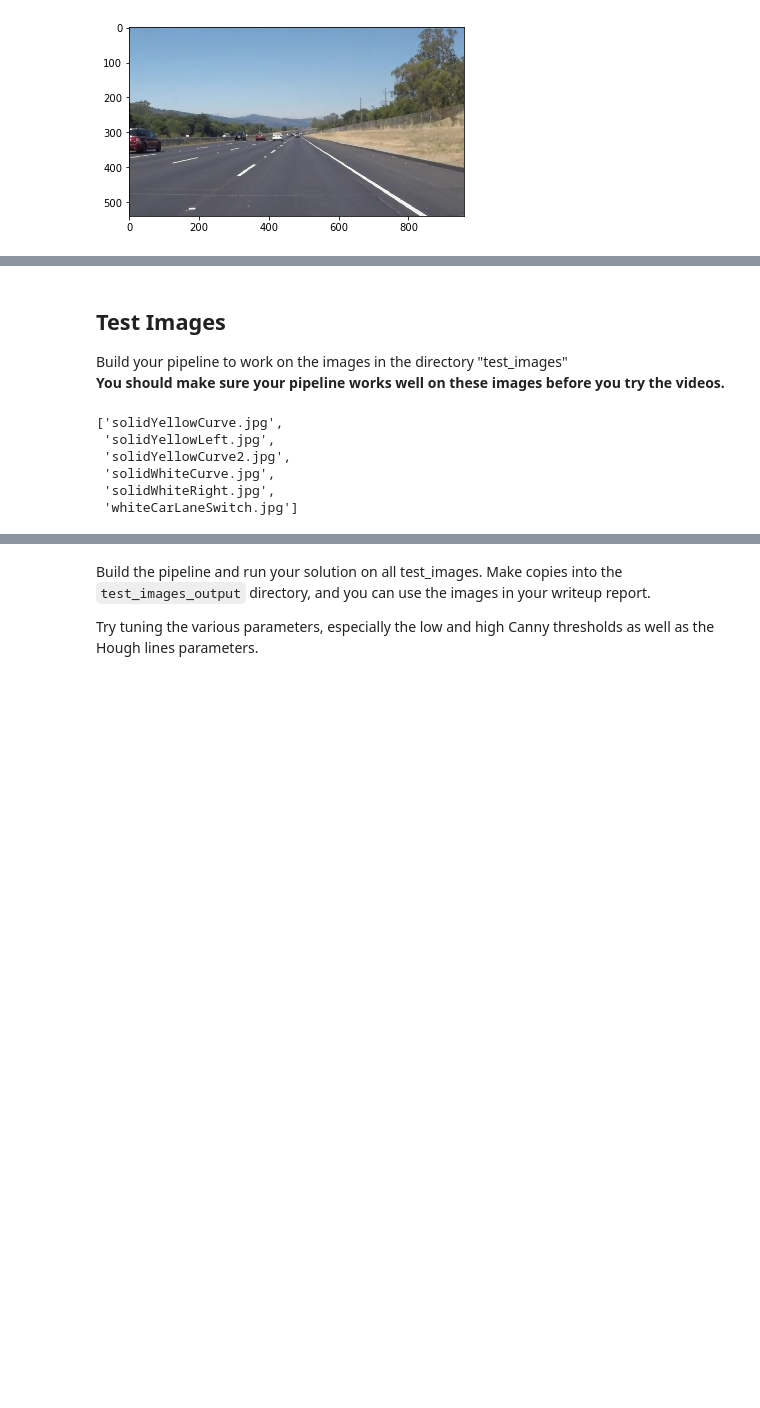
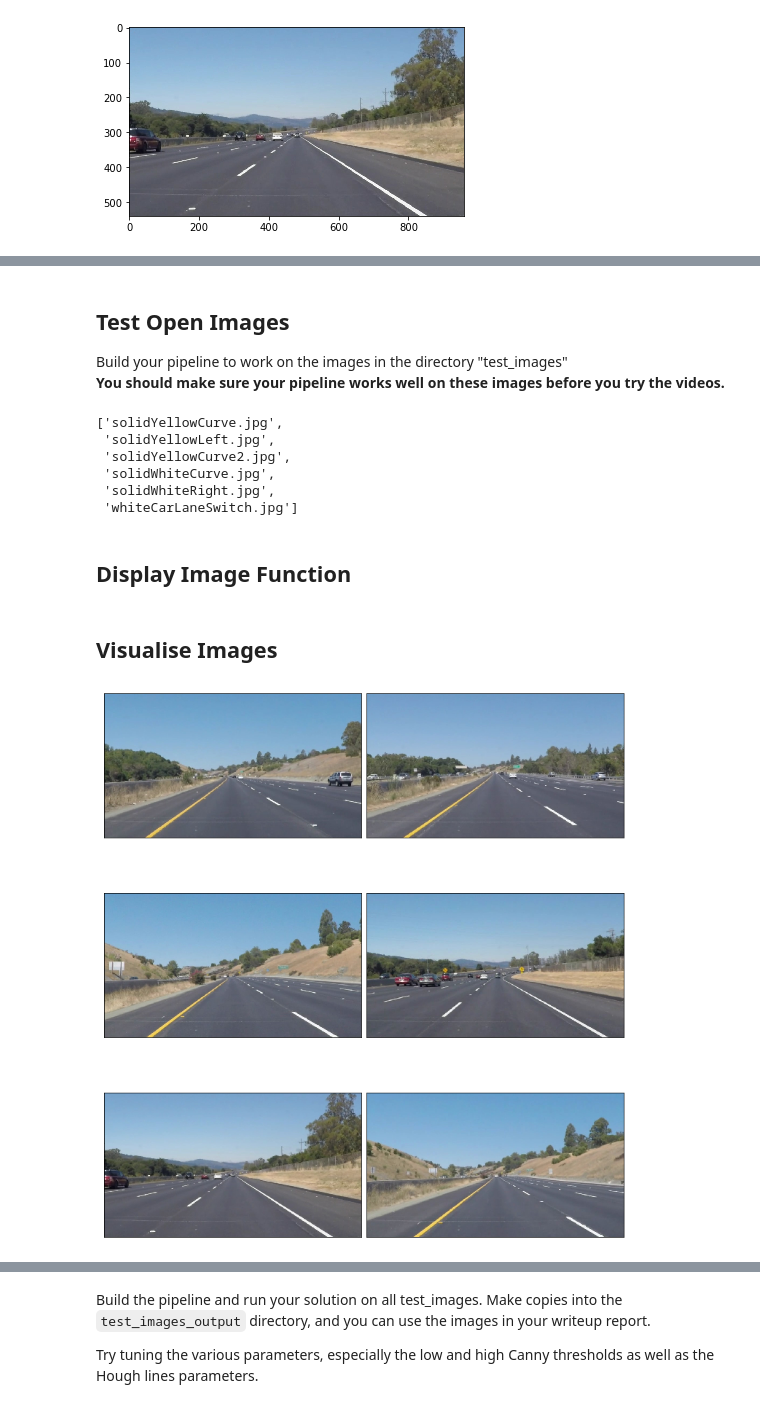
Before and after one commit to joshwadd/Lane-Line-Identification, a Jupyter notebook: Lane-Line-identification.ipynb, the cells around one changed output, grey strips where cells are left out. Drawn from its saved outputs; the diff is of its cells as text; code cells hidden in the pictures; blank space fills up the shorter version.

```diff
--- a/Lane-Line-identification.ipynb
+++ b/Lane-Line-identification.ipynb
@@ -268,5 +64,5 @@ def show_images(images, cols=3, save=False):
 # %% [markdown]
-## Test Images
+## Test Open Images
 
 Build your pipeline to work on the images in the directory "test_images"
 **You should make sure your pipeline works well on these images before you try the videos.**
@@ -281,3 +77,34 @@ os.listdir("test_images/")
  'solidWhiteCurve.jpg',
  'solidWhiteRight.jpg',
  'whiteCarLaneSwitch.jpg']
+# %% [markdown]
+## Display Image Function
+# %%
+
+def show_images(images, cols=3, save=False, title='Default'):
+    cmap = None
+    columns = cols
+    rows = (len(images)+1)//cols
+
+    plt.figure(figsize=(10,12))
+    for i,image in enumerate(images):
+        plt.subplot(rows,columns, i+1)
+        if len(image.shape) == 2:
+            cmap = 'gray'
+        plt.subplot(rows,cols,i+1)
+        plt.imshow(image, cmap=cmap)
+        plt.xticks([])
+        plt.yticks([])
+    plt.tight_layout(pad=0, h_pad=0, w_pad=0)
+    if save:
+        plt.savefig('image_output/' + title + '.png')
+    plt.show()
+# %% [markdown]
+## Visualise Images
+# %%
+#Create list of input images and print them out
+input_images = [mpimg.imread(img_path) for img_path in glob.glob("test_images/*")]
+
+show_images(input_images, cols=2, save=True, title='Inputimages')
+# %% [output]
+[figure, added]
```
Also changed, not shown: parts of 33 cells of this notebook.
